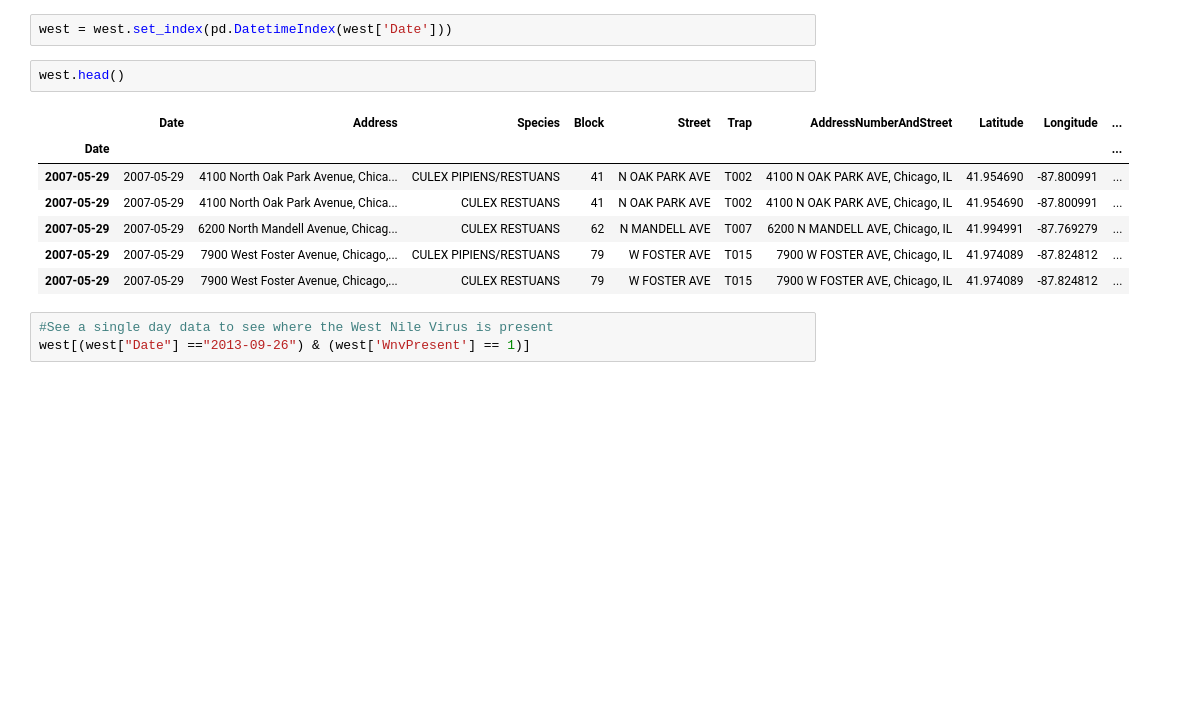
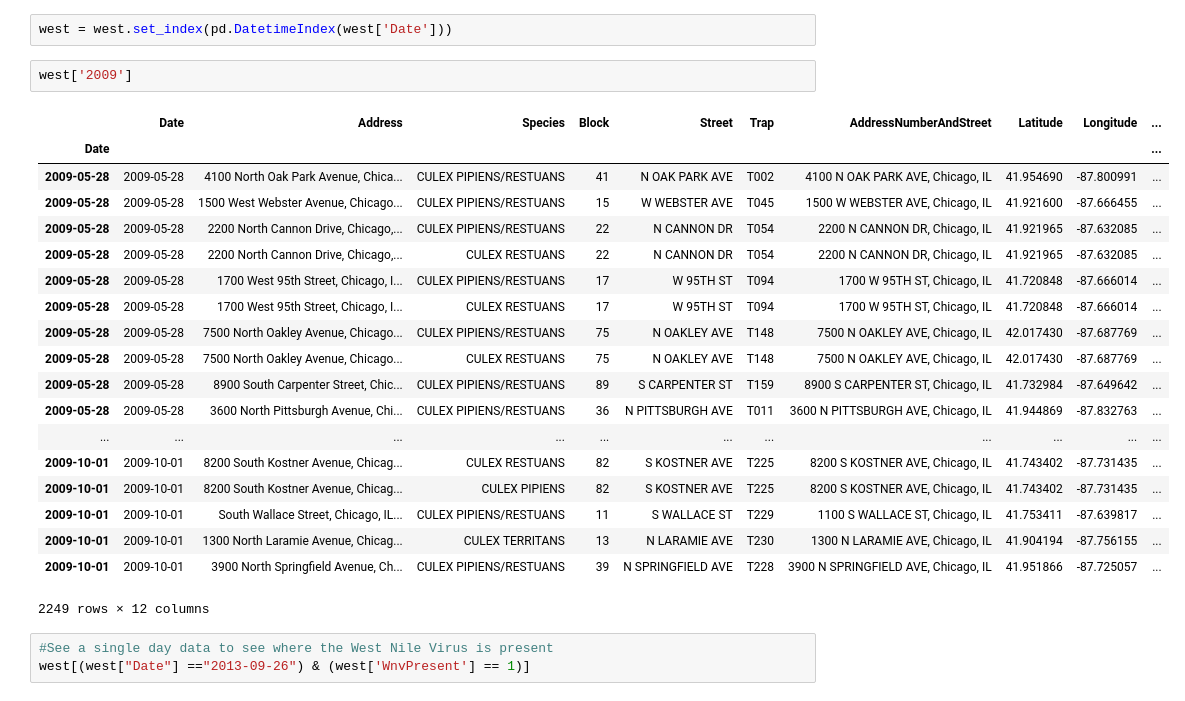
Before and after one commit to udaydatta/West-Nile-Virus, a Jupyter notebook: west_nile_virus.ipynb, the cells around one changed output. Saved outputs shown, nothing was run; the diff lists cells and outputs as text; blank space fills up the shorter version.

```diff
--- a/west_nile_virus.ipynb
+++ b/west_nile_virus.ipynb
@@ -31,15 +31,27 @@ weather = pd.read_csv("west_nile/input/weather.csv")
 # %%
 west = west.set_index(pd.DatetimeIndex(west['Date']))
 # %%
-west.head()
+west['2009']
 # %% [output]
 |  | Date | Address | Species | Block | Street | Trap | AddressNumberAndStreet | Latitude | Longitude | ... |
 | Date |  |  |  |  |  |  |  |  |  | ... |
-| 2007-05-29 | 2007-05-29 | 4100 North Oak Park Avenue, Chica... | CULEX PIPIENS/RESTUANS | 41 | N OAK PARK AVE | T002 | 4100 N OAK PARK AVE, Chicago, IL | 41.954690 | -87.800991 | ... |
-| 2007-05-29 | 2007-05-29 | 4100 North Oak Park Avenue, Chica... | CULEX RESTUANS | 41 | N OAK PARK AVE | T002 | 4100 N OAK PARK AVE, Chicago, IL | 41.954690 | -87.800991 | ... |
-| 2007-05-29 | 2007-05-29 | 6200 North Mandell Avenue, Chicag... | CULEX RESTUANS | 62 | N MANDELL AVE | T007 | 6200 N MANDELL AVE, Chicago, IL | 41.994991 | -87.769279 | ... |
-| 2007-05-29 | 2007-05-29 | 7900 West Foster Avenue, Chicago,... | CULEX PIPIENS/RESTUANS | 79 | W FOSTER AVE | T015 | 7900 W FOSTER AVE, Chicago, IL | 41.974089 | -87.824812 | ... |
-| 2007-05-29 | 2007-05-29 | 7900 West Foster Avenue, Chicago,... | CULEX RESTUANS | 79 | W FOSTER AVE | T015 | 7900 W FOSTER AVE, Chicago, IL | 41.974089 | -87.824812 | ... |
+| 2009-05-28 | 2009-05-28 | 4100 North Oak Park Avenue, Chica... | CULEX PIPIENS/RESTUANS | 41 | N OAK PARK AVE | T002 | 4100 N OAK PARK AVE, Chicago, IL | 41.954690 | -87.800991 | ... |
+| 2009-05-28 | 2009-05-28 | 1500 West Webster Avenue, Chicago... | CULEX PIPIENS/RESTUANS | 15 | W WEBSTER AVE | T045 | 1500 W WEBSTER AVE, Chicago, IL | 41.921600 | -87.666455 | ... |
+| 2009-05-28 | 2009-05-28 | 2200 North Cannon Drive, Chicago,... | CULEX PIPIENS/RESTUANS | 22 | N CANNON DR | T054 | 2200 N CANNON DR, Chicago, IL | 41.921965 | -87.632085 | ... |
+| 2009-05-28 | 2009-05-28 | 2200 North Cannon Drive, Chicago,... | CULEX RESTUANS | 22 | N CANNON DR | T054 | 2200 N CANNON DR, Chicago, IL | 41.921965 | -87.632085 | ... |
+| 2009-05-28 | 2009-05-28 | 1700 West 95th Street, Chicago, I... | CULEX PIPIENS/RESTUANS | 17 | W 95TH ST | T094 | 1700 W 95TH ST, Chicago, IL | 41.720848 | -87.666014 | ... |
+| 2009-05-28 | 2009-05-28 | 1700 West 95th Street, Chicago, I... | CULEX RESTUANS | 17 | W 95TH ST | T094 | 1700 W 95TH ST, Chicago, IL | 41.720848 | -87.666014 | ... |
+| 2009-05-28 | 2009-05-28 | 7500 North Oakley Avenue, Chicago... | CULEX PIPIENS/RESTUANS | 75 | N OAKLEY AVE | T148 | 7500 N OAKLEY AVE, Chicago, IL | 42.017430 | -87.687769 | ... |
+| 2009-05-28 | 2009-05-28 | 7500 North Oakley Avenue, Chicago... | CULEX RESTUANS | 75 | N OAKLEY AVE | T148 | 7500 N OAKLEY AVE, Chicago, IL | 42.017430 | -87.687769 | ... |
+| 2009-05-28 | 2009-05-28 | 8900 South Carpenter Street, Chic... | CULEX PIPIENS/RESTUANS | 89 | S CARPENTER ST | T159 | 8900 S CARPENTER ST, Chicago, IL | 41.732984 | -87.649642 | ... |
+| 2009-05-28 | 2009-05-28 | 3600 North Pittsburgh Avenue, Chi... | CULEX PIPIENS/RESTUANS | 36 | N PITTSBURGH AVE | T011 | 3600 N PITTSBURGH AVE, Chicago, IL | 41.944869 | -87.832763 | ... |
+| ... | ... | ... | ... | ... | ... | ... | ... | ... | ... | ... |
+| 2009-10-01 | 2009-10-01 | 8200 South Kostner Avenue, Chicag... | CULEX RESTUANS | 82 | S KOSTNER AVE | T225 | 8200 S KOSTNER AVE, Chicago, IL | 41.743402 | -87.731435 | ... |
+| 2009-10-01 | 2009-10-01 | 8200 South Kostner Avenue, Chicag... | CULEX PIPIENS | 82 | S KOSTNER AVE | T225 | 8200 S KOSTNER AVE, Chicago, IL | 41.743402 | -87.731435 | ... |
+| 2009-10-01 | 2009-10-01 | South Wallace Street, Chicago, IL... | CULEX PIPIENS/RESTUANS | 11 | S WALLACE ST | T229 | 1100 S WALLACE ST, Chicago, IL | 41.753411 | -87.639817 | ... |
+| 2009-10-01 | 2009-10-01 | 1300 North Laramie Avenue, Chicag... | CULEX TERRITANS | 13 | N LARAMIE AVE | T230 | 1300 N LARAMIE AVE, Chicago, IL | 41.904194 | -87.756155 | ... |
+| 2009-10-01 | 2009-10-01 | 3900 North Springfield Avenue, Ch... | CULEX PIPIENS/RESTUANS | 39 | N SPRINGFIELD AVE | T228 | 3900 N SPRINGFIELD AVE, Chicago, IL | 41.951866 | -87.725057 | ... |
+2249 rows × 12 columns
 # %%
 #See a single day data to see where the West Nile Virus is present
 west[(west["Date"] =="2013-09-26") & (west['WnvPresent'] == 1)]
```
Also changed, not shown: parts of 17 cells of this notebook, 11 other files.
